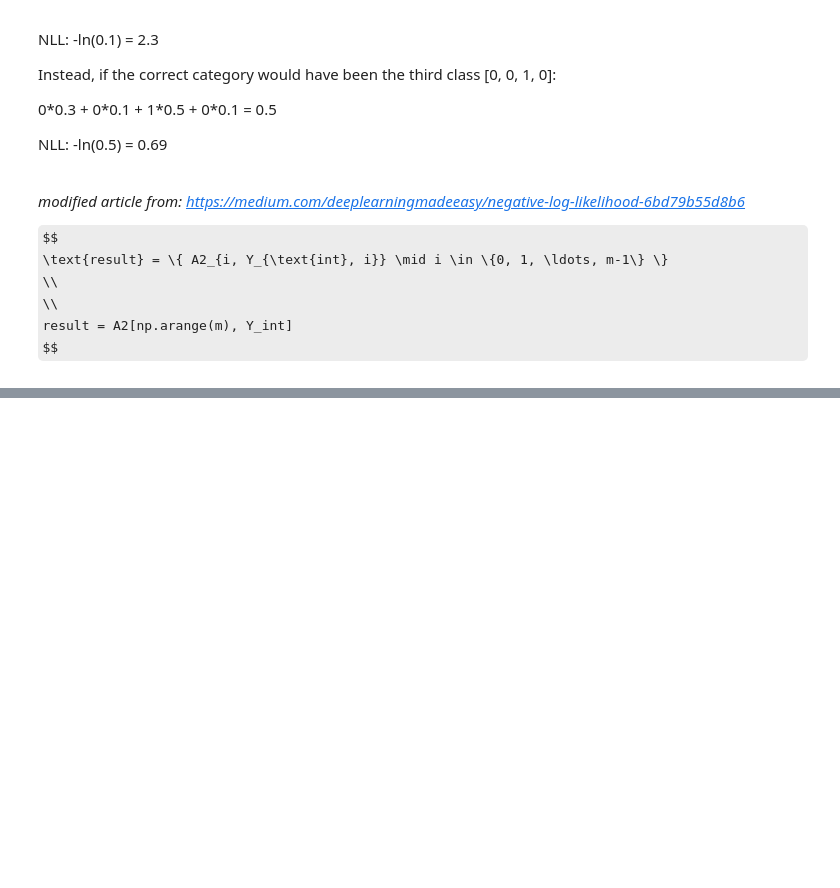
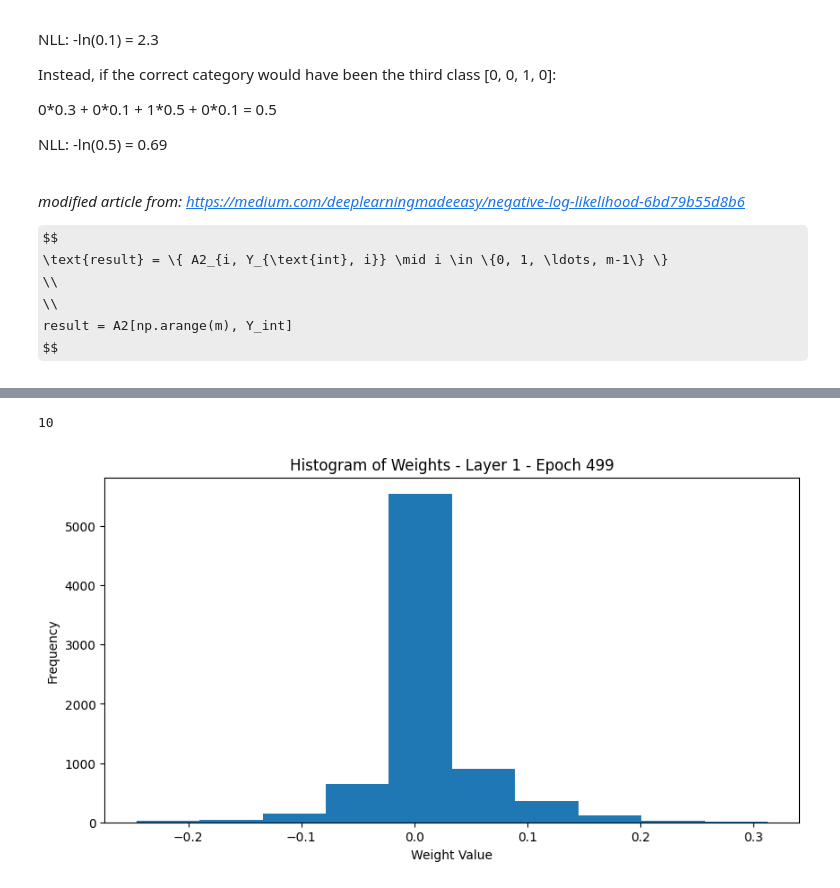
Before and after one commit to LoganBolton/NeuralNetworkFromScratch, a Jupyter notebook: neuralnet.ipynb, the cells around one changed output, grey strips where cells are left out. Drawn from its saved outputs; the diff is of its cells as text; code cells hidden in the pictures; some formulas as TeX source; blank space fills up the shorter version.

```diff
--- a/neuralnet.ipynb
+++ b/neuralnet.ipynb
@@ -74,7 +68,11 @@ def init_params():
     return W1, b1, W2, b2
 # %%
 def ReLU(x):
-    return np.maximum(0, x)
+    # normal ReLU
+    # return np.maximum(0, x)
+
+    # LEAKY RELU
+    return np.where(x > 0, x, 0.01 * x)
 # %%
 def soft_max(Z):
     exp_Z = np.exp(Z - np.max(Z, axis=1, keepdims=True))  # Subtract max for numerical stability
@@ -206,13 +206,15 @@ def train(X, Y, W1, b1, W2, b2, initial_lr, epochs):
 
         if i % 50 == 0:
             print(f'Epoch {i}: loss = {loss}    lr = {learning_rate}')
-            W1_list.append(W1.copy())
-            b1_list.append(b1.copy())
-            W2_list.append(W2.copy())
-            b2_list.append(b2.copy())
+            W1_list.append(np.round(W1, 3))
+            b1_list.append(np.round(b1, 3))
+            W2_list.append(np.round(W2, 3))
+            b2_list.append(np.round(b2, 3))
     return W1, b1, W2, b2, W1_list, b1_list, W2_list, b2_list
 # %%
 W1, b1, W2, b2 = init_params()
 # %%
-W1, b1, W2, b2, W1_list, b1_list, W2_list, b2_list = train(X, Y, W1, b1, W2, b2, 0.1, 1000)
+num_epochs = 500
+learning_rate = 0.1
+W1, b1, W2, b2, W1_list, b1_list, W2_list, b2_list = train(X, Y, W1, b1, W2, b2, learning_rate, num_epochs)
 # %% [output]
@@ -259,26 +251,30 @@ Accuracy: 0.90778
+# %%
+print(len(W1_list))
+# %% [output]
+10
 # %%
-def plot_heatmap(weights, epoch, layer):
-    plt.figure(figsize=(10, 5))
-    plt.imshow(weights, aspect='auto', cmap='viridis')
-    plt.colorbar()
-    plt.title(f'Heatmap of Weights - Layer {layer} - Epoch {epoch}')
-    plt.xlabel('Neurons')
-    plt.ylabel('Weights')
-    plt.show()
+# def plot_heatmap(weights, epoch, layer):
+#     plt.figure(figsize=(10, 5))
+#     plt.imshow(weights, aspect='auto', cmap='viridis')
+#     plt.colorbar()
+#     plt.title(f'Heatmap of Weights - Layer {layer} - Epoch {epoch}')
+#     plt.xlabel('Neurons')
+#     plt.ylabel('Weights')
+#     plt.show()
 
 def plot_histogram(weights, epoch, layer):
     plt.figure(figsize=(10, 5))
-    plt.hist(weights.flatten(), bins=30, alpha=0.7)
+    plt.hist(weights[epoch//50].flatten(), bins=10, alpha=1)
     plt.title(f'Histogram of Weights - Layer {layer} - Epoch {epoch}')
     plt.xlabel('Weight Value')
     plt.ylabel('Frequency')
     plt.show()
 
-epochs = 1000
+epochs = 499
 # Visualize weights and biases
-for epoch, (W1, b1, W2, b2) in enumerate(zip(W1_list, b1_list, W2_list, b2_list)):
-    if epoch % 50 == 0:  # Visualize every 10th saved epoch
-        plot_heatmap(W1, epoch*100, layer=1)
-        plot_histogram(W1, epoch*100, layer=1)
-        plot_heatmap(W2, epoch*100, layer=2)
-        plot_histogram(W2, epoch*100, layer=2)
+# plot_heatmap(W1, epoch*100, layer=1)
+plot_histogram(W1_list, epochs, layer=1)
+# plot_heatmap(W2, epoch*100, layer=2)
+# plot_histogram(W2_list, epochs, layer=2)
+# %% [output]
+[figure, added]
```
Also changed, not shown: parts of 8 cells of this notebook, 1 other file.
